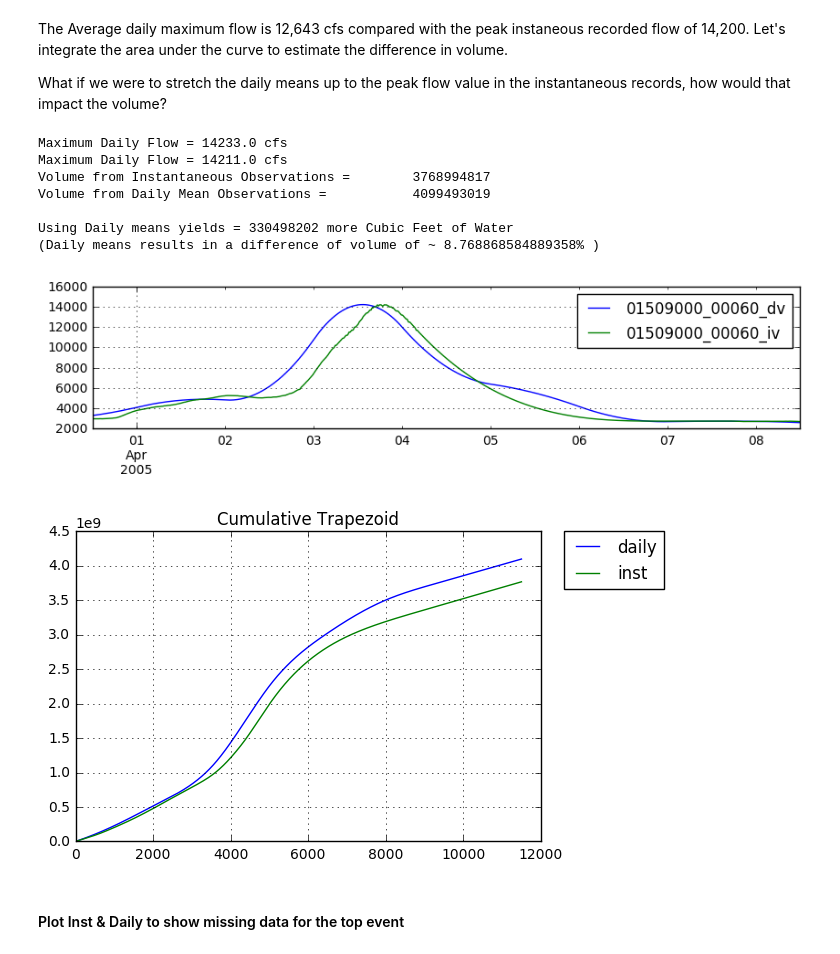
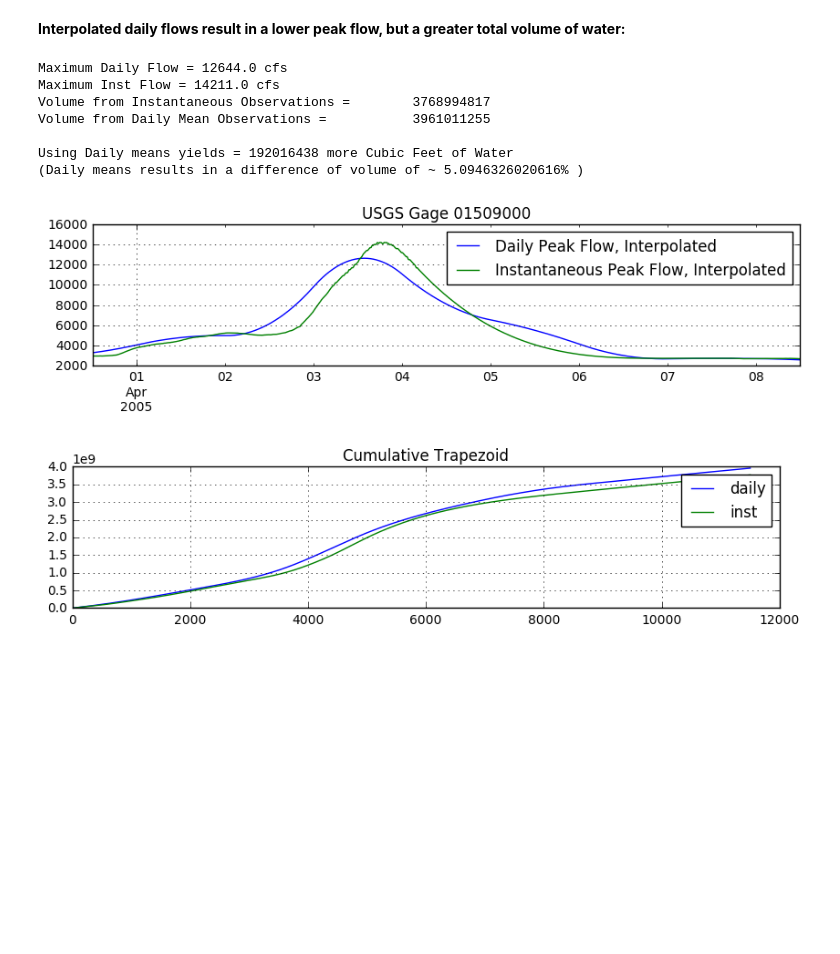
Before and after one commit to slawler/HydrologyTools, a Jupyter notebook: HydrographCreation.ipynb, the cells around one changed output. Saved outputs shown, nothing was run; the diff lists cells and outputs as text; code cells hidden in the pictures; blank space fills up the shorter version.

```diff
--- a/HydrographCreation.ipynb
+++ b/HydrographCreation.ipynb
@@ -100,36 +43,15 @@ Using Daily means yields = 192016438 more Cubic Feet of Water
-# %% [markdown]
-The Average daily maximum flow is 12,643 cfs compared with the peak instaneous recorded flow of 14,200. Let's integrate the area under the curve to estimate the difference in volume.
-
-What if we were to stretch the daily means up to the peak flow value in the instantaneous records, how would that impact the volume?
-# %%
-# Daily Plot
-gage = '01509000_00060_dv'
-daily_peak= df[gage]['2005-03-10':'2005-04-10'].copy()
-#--Replace the daily mean on the day of peak flow, with the peak from the instantaneous record
-daily_peak['2005-04-03 12:00:00'] = 14200.0
-daily_peak= daily_peak['2005-03-29':'2005-04-10'].resample('60S').asfreq()
-daily_peak= daily_peak.interpolate(method = 'spline', order = 2)
-daily_peak = daily_peak[3600:-3600]
-daily_peak.plot(figsize=(10,2), grid='on')
-print('Maximum Daily Flow = {} cfs'.format(round(daily_peak.max(),0)))
-
-
-# Instantaneous Plot
-inst_peak.plot(figsize=(10,2), grid='on')
-print('Maximum Daily Flow = {} cfs'.format(round(inst_peak.max(),0)))
-
-plt.legend()
-CompareVolumes(inst_peak, daily_peak)
-PlotCumIntegral(inst_peak, daily_peak)
-# %% [output]
-Maximum Daily Flow = 14233.0 cfs
-Maximum Daily Flow = 14211.0 cfs
-Volume from Instantaneous Observations =        3768994817
-Volume from Daily Mean Observations =           4099493019
-
-Using Daily means yields = 330498202 more Cubic Feet of Water
-(Daily means results in a difference of volume of ~ 8.768868584889358% )
-[figure, removed]
-[figure, removed]
-# %% [markdown]
-#### Plot Inst & Daily to show missing data for the top event
+# %%
+import ny_clean_nb; reload(ny_clean_nb)
+from ny_clean_nb import *
+Daily_vs_Instant(df)
+# %% [output]
+**Interpolated daily flows result in a lower peak flow, but a greater total volume of water:**
+Maximum Daily Flow = 12644.0 cfs
+Maximum Inst Flow = 14211.0 cfs
+Volume from Instantaneous Observations =        3768994817
+Volume from Daily Mean Observations =           3961011255
+
+Using Daily means yields = 192016438 more Cubic Feet of Water
+(Daily means results in a difference of volume of ~ 5.0946326020616% )
+[figure, added]
+[figure, added]
```
Also changed, not shown: parts of 16 cells of this notebook, 3 other files.
